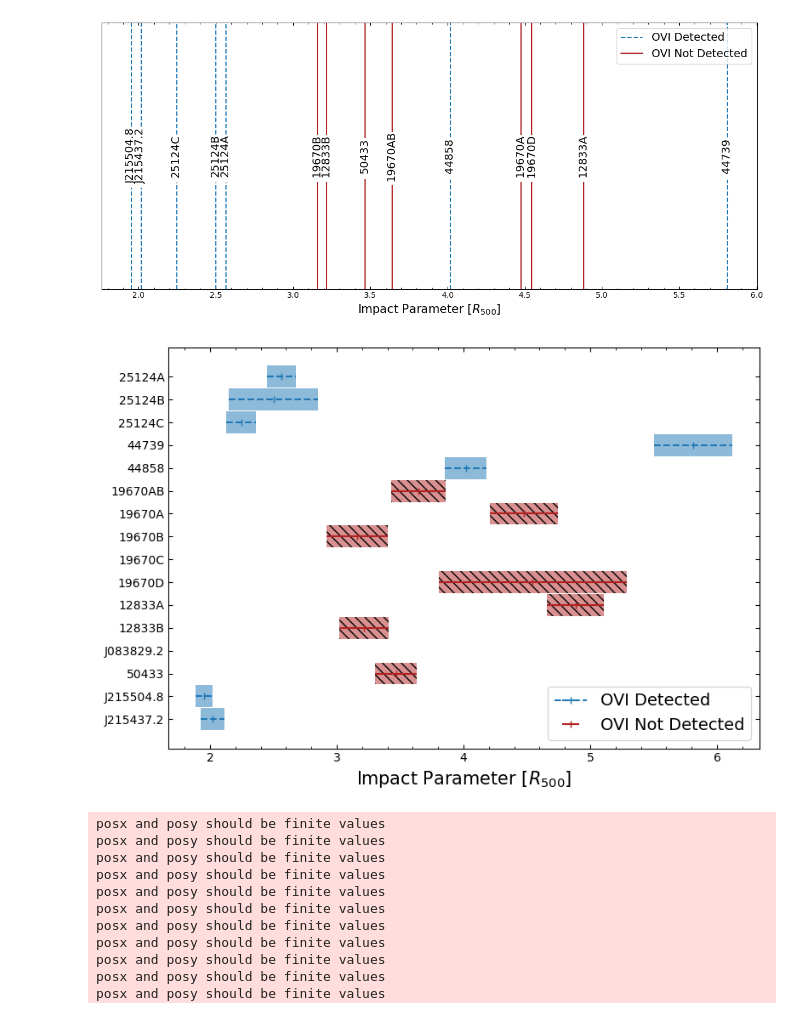
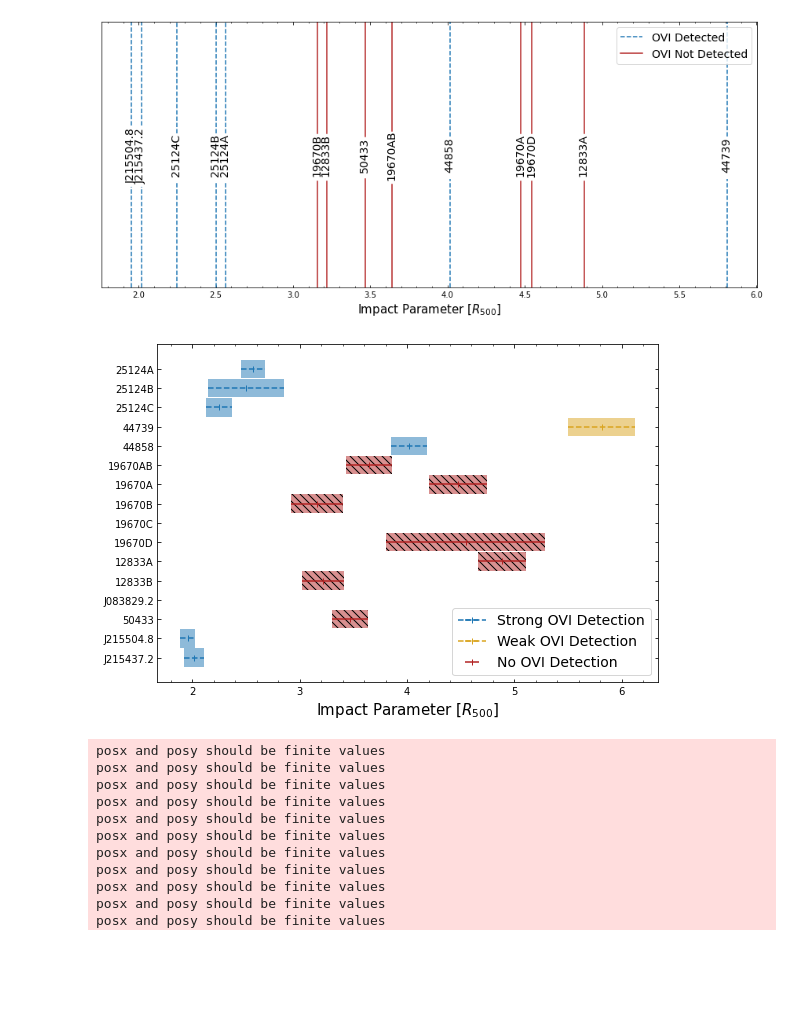
Before and after one commit to DavidT3/OVI_groups, a Jupyter notebook: notebooks/results_analyses/detection_impact_parameter.ipynb, the cells around one changed output. Cells and saved outputs as stored; diff of their text form; code cells hidden in the pictures; blank space fills up the shorter version.

```diff
--- a/notebooks/results_analyses/detection_impact_parameter.ipynb
+++ b/notebooks/results_analyses/detection_impact_parameter.ipynb
@@ -515,41 +516,48 @@ for row_ind, row in comb.iterrows():
     if np.isnan(d_rad):
         continue
 
     if row['OVI_det']:
         if not det_lab:
-            lab = 'OVI Detected'
+            lab = 'Strong OVI Detection'
             det_lab = True
         else:
             lab = ''
 
-        errs = plt.errorbar(d_rad, row_ind, xerr=d_rad_err, fmt='|', color='tab:blue', linestyle='dashed',
-                            label=lab, capsize=0)
-        errs[-1][0].set_linestyle('--')
-        ax.fill_between([d_rad-d_rad_err, d_rad+d_rad_err], row_ind-0.48, row_ind+0.48,
-                            facecolor='tab:blue', alpha=0.5, interpolate=True)
+        if rel_name != '44739':
+            errs = plt.errorbar(d_rad, row_ind, xerr=d_rad_err, fmt='|', color='tab:blue', linestyle='dashed',
+                                label=lab, capsize=0)
+            errs[-1][0].set_linestyle('--')
+            ax.fill_between([d_rad-d_rad_err, d_rad+d_rad_err], row_ind-0.48, row_ind+0.48,
+                                facecolor='tab:blue', alpha=0.5, interpolate=True)
+        else:
+            errs = plt.errorbar(d_rad, row_ind, xerr=d_rad_err, fmt='|', color='goldenrod', linestyle='dashed',
+                            label="Weak OVI Detection", capsize=0)
+            errs[-1][0].set_linestyle('--')
+            ax.fill_between([d_rad-d_rad_err, d_rad+d_rad_err], row_ind-0.48, row_ind+0.48,
+                            facecolor='goldenrod', alpha=0.5, interpolate=True)
     else:
         if not not_det_lab:
-            lab = 'OVI Not Detected'
+            lab = 'No OVI Detection'
             not_det_lab = True
 
         else:
             lab = ''
         plt.errorbar(d_rad, row_ind, xerr=d_rad_err, fmt='|', color='firebrick',
                     label=lab, capsize=0)
         ax.fill_between([d_rad-d_rad_err, d_rad+d_rad_err], row_ind-0.48, row_ind+0.48,
                             facecolor='firebrick', alpha=0.5, interpolate=True, hatch="\\\\\\")
 #     plt.axhspan(row_ind-0.48, row_ind+0.48, facecolor='none', edgecolor='black', linestyle='dotted')
 
 chos_names = [n.split('-')[0].split('+')[0] if 'J' in n else n for n in comb['name'].values]
 plt.yticks(ticks=range(len(comb)), labels=chos_names)
 ax.invert_yaxis()
 plt.legend(loc=4, fontsize=14)
 
 plt.tight_layout()
 plt.savefig("../../outputs/figures/xray_r500_impact_par_werr.pdf")
 plt.show()
 # %% [output]
-[figure, old version]
+[figure, new version]
 # %%
 plt.figure(figsize=(12, 5.5))
 ax = plt.gca()
```
Also changed, not shown: parts of 7 cells of this notebook, 10 other files.
